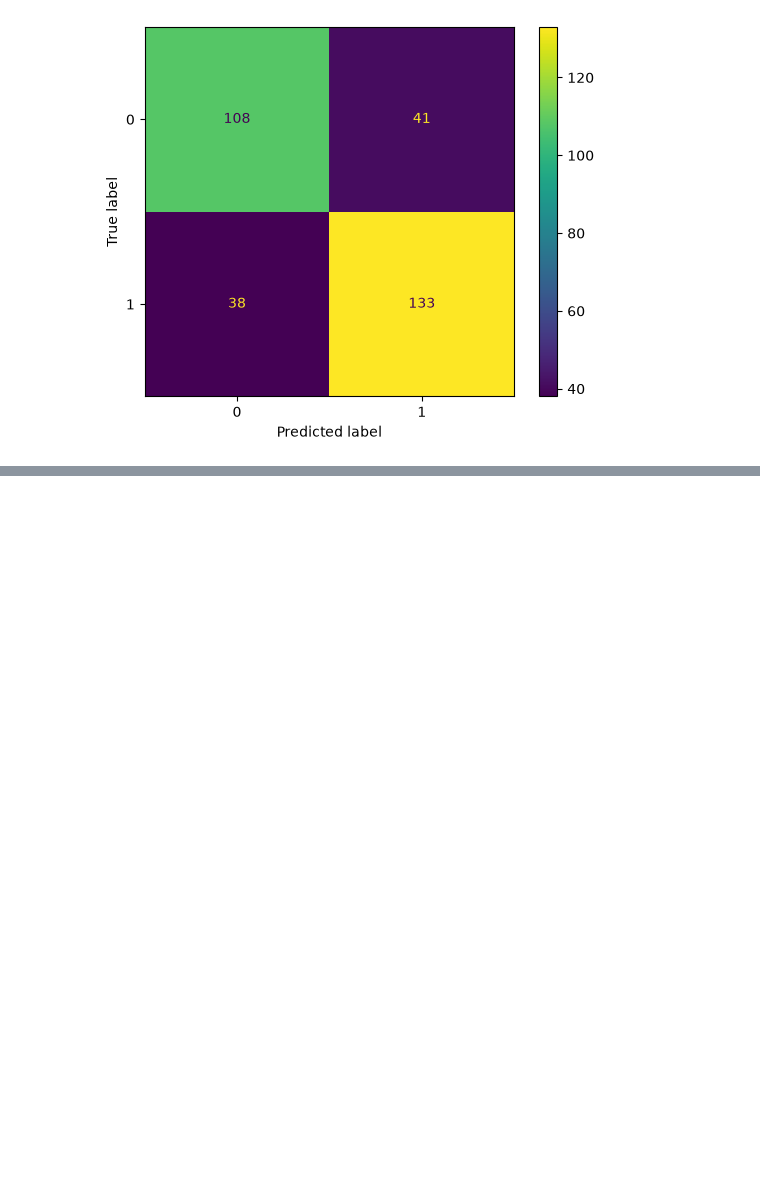
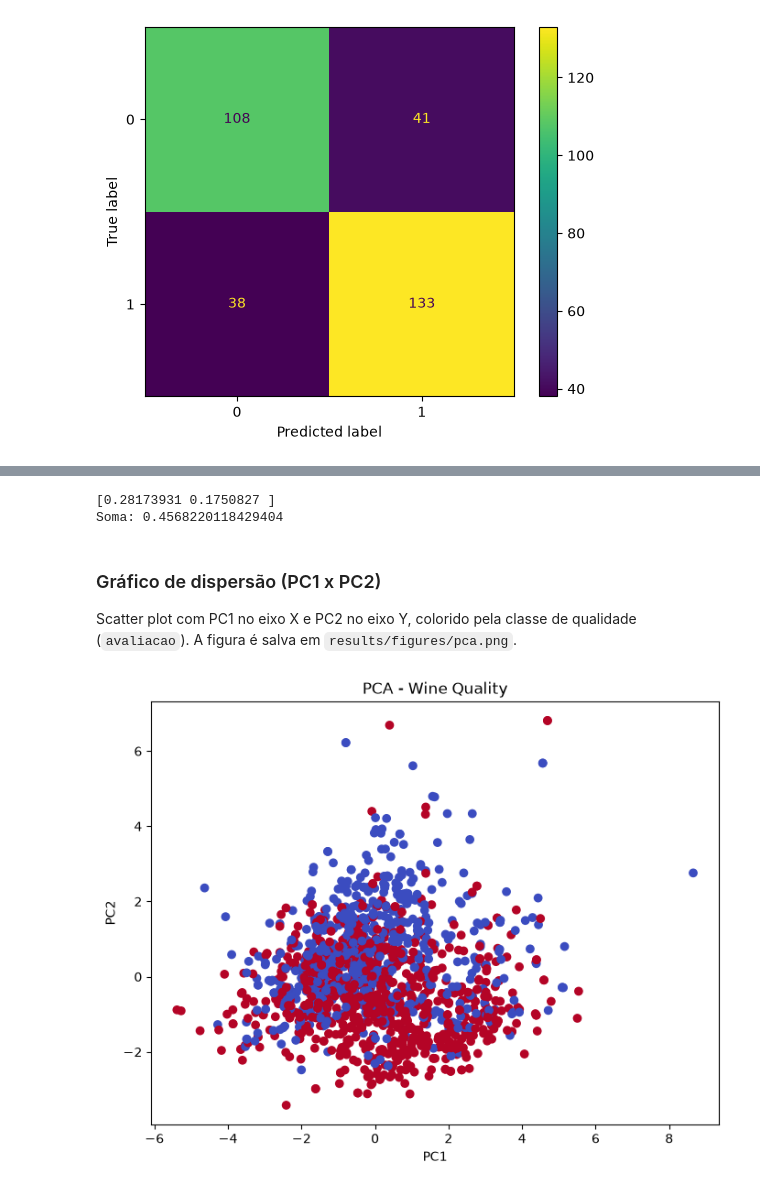
Before and after one commit to matheusvsmp/wine-quality-ml, a Jupyter notebook: notebooks/get_data.ipynb, the cells around one changed output, grey strips where cells are left out. Cells and saved outputs as stored; diff of their text form; code cells hidden in the pictures; blank space fills up the shorter version.

```diff
--- a/notebooks/get_data.ipynb
+++ b/notebooks/get_data.ipynb
@@ -219,0 +224,6 @@ plt.show()
+# %%
+from sklearn.preprocessing import StandardScaler
+
+# a variável X (features, sem quality/avaliacao)
+scaler_kmeans = StandardScaler()
+X_kmeans = scaler_kmeans.fit_transform(X)  # X inteiro, sem split treino/teste
@@ -219,0 +333,6 @@ plt.show()
+# %%
+from sklearn.decomposition import PCA
+
+
+pca = PCA(n_components=2)
+componentes = pca.fit_transform(X_kmeans)
@@ -219,0 +343,24 @@ plt.show()
+# %%
+print(pca.explained_variance_ratio_)
+print("Soma:", pca.explained_variance_ratio_.sum())
+# %% [output]
+[0.28173931 0.1750827 ]
+Soma: 0.4568220118429404
+# %% [markdown]
+### Gráfico de dispersão (PC1 x PC2)
+
+Scatter plot com PC1 no eixo X e PC2 no eixo Y, colorido pela classe de qualidade (`avaliacao`). A figura é salva em `results/figures/pca.png`.
+# %%
+import matplotlib.pyplot as plt
+
+plt.figure(figsize=(8, 6))
+
+plt.scatter(componentes[:, 0], componentes[:, 1], c=df["avaliacao"], cmap="coolwarm")
+plt.xlabel("PC1")
+plt.ylabel("PC2")
+plt.title("PCA - Wine Quality")
+
+plt.savefig("../results/figures/pca.png")
+plt.show()
+# %% [output]
+[figure, added]
```
Also changed, not shown: parts of 22 cells of this notebook, 3 other files.
